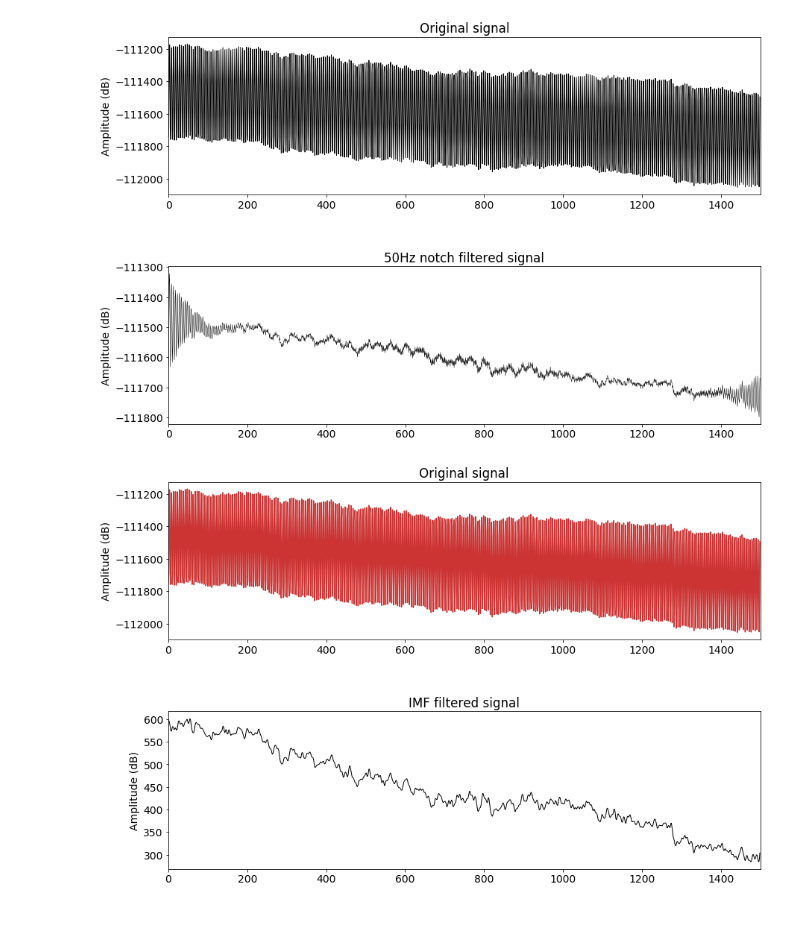
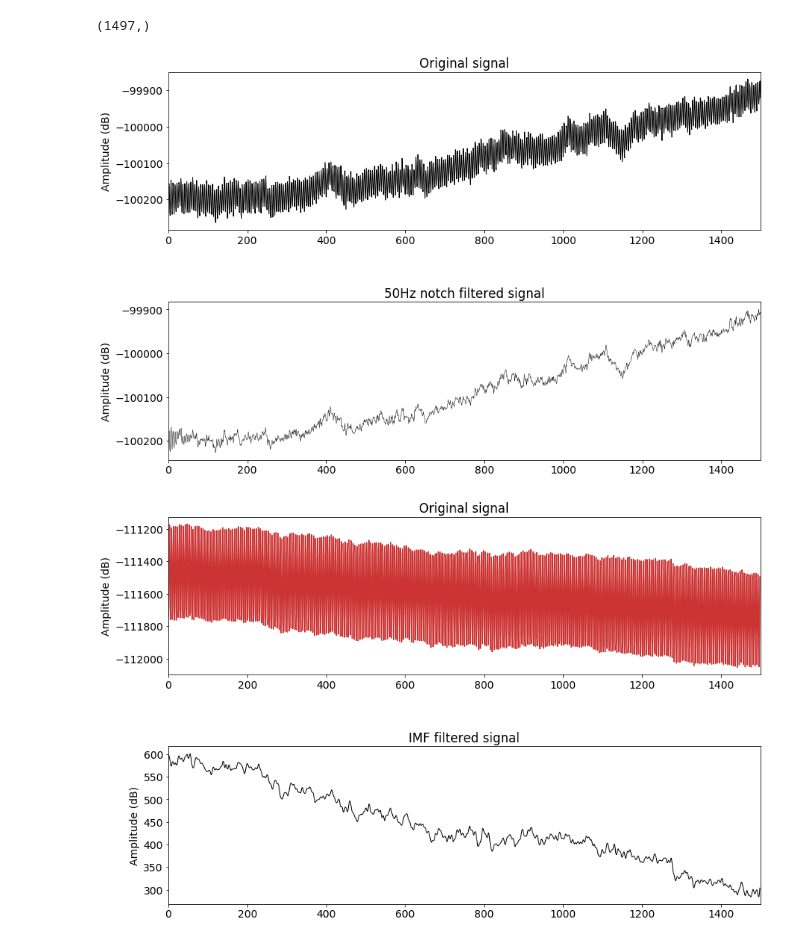
Before and after one commit to holwech/Drone-Mind-Control, a Jupyter notebook: Report plots.ipynb, the cells around one changed output. Drawn from its saved outputs; the diff is of its cells as text; code cells hidden in the pictures.

```diff
--- a/Report plots.ipynb
+++ b/Report plots.ipynb
@@ -59,38 +60,44 @@ blue = (0.1, 0.2, 0.9)
+# %%
+data[:, 0].shape
+# %% [output]
+(1497,)
 # %%
 # Electrical noise filter plot
-path = 'Data/j_r_o_5/'
+path = 'exp_data/test/left/'
 files = []
 count = 0
 for i in os.listdir(path):
     files.append(i)
 
 df = pd.read_csv(os.path.join(path, files[1]), index_col=0)
 data = df.as_matrix()
 
+signal = data[:, 1]
+
 fig, ax = plt.subplots(2, 1, figsize=(12, 8))
 fig.tight_layout(h_pad=5)
 
-line1 = ax[0].plot(data[:,1], color='black')
+line1 = ax[0].plot(signal, color='black')
 plt.setp(line1, linewidth=1)
 ax[0].set_title("Original signal")
 ax[0].set_ylabel("Amplitude (dB)")
-ax[0].set_xlim([0, len(data[:,1])])
+ax[0].set_xlim([0, len(signal)])
 #ax[0].spines['top'].set_visible(False)
 #ax[0].spines['right'].set_visible(False)
 ax[0].grid(False)
 
-line2 = ax[1].plot(notch_filter(data[:,1]), color='black')
+line2 = ax[1].plot(notch_filter(signal), color='black')
 plt.setp(line2, linewidth=0.5)
 ax[1].set_title("50Hz notch filtered signal")
 ax[1].set_ylabel("Amplitude (dB)")
-ax[1].set_xlim([0, len(data[:,1])])
+ax[1].set_xlim([0, len(signal)])
 #ax[1].spines['top'].set_visible(False)
 #ax[1].spines['right'].set_visible(False)
 ax[1].grid(False)
 
 fig.savefig("plots/electrical_noise_notch.eps", format="eps")
 # %% [output]
-[figure, old version]
+[figure, new version]
 # %%
 # IMF filter plot
 path = 'Data/j_r_o_5/'
```
Also changed, not shown: parts of 2 cells of this notebook, 32 other files.
